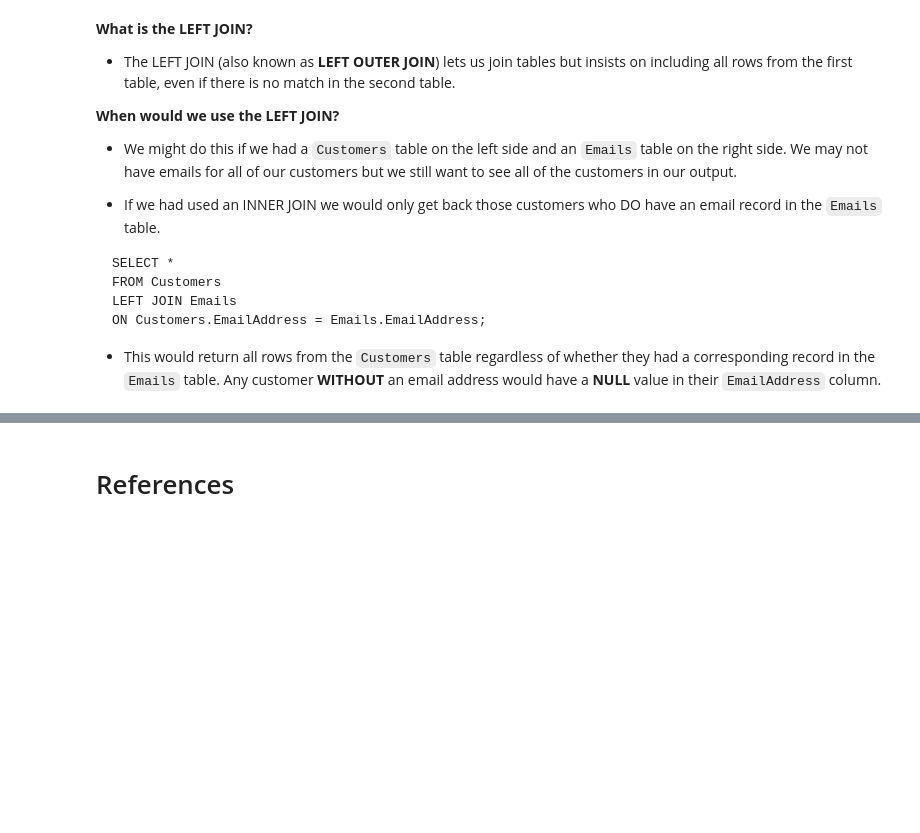
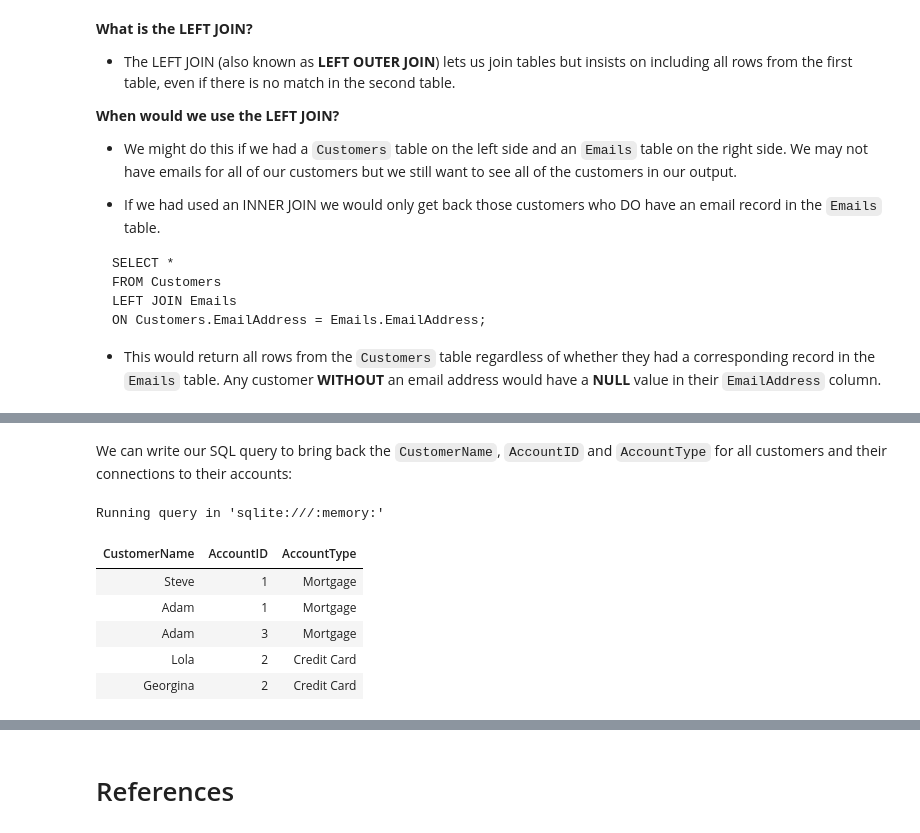
Before and after one commit to ancilcleetus/My-Learning-Journey-in-AI, a Jupyter notebook: Tools/SQL_Crash_Course.ipynb, the cells around one changed output, grey strips where cells are left out. Cells and saved outputs as stored; diff of their text form; code cells hidden in the pictures; blank space fills up the shorter version.

Commit message:
Added 'Joining tables using Multiple Joins' in SQL_Crash_Course.ipynb

```diff
--- a/Tools/SQL_Crash_Course.ipynb
+++ b/Tools/SQL_Crash_Course.ipynb
@@ -898,0 +957,19 @@ ON Customers.EmailAddress = Emails.EmailAddress;
+# %% [markdown]
+We can write our SQL query to bring back the `CustomerName`, `AccountID` and `AccountType` for all customers and their connections to their accounts:
+# %%
+%%sql
+
+SELECT Customers.CustomerName, Accounts.AccountID, Accounts.AccountType
+FROM Customers
+INNER JOIN CustAccConn
+ON Customers.CustomerID = CustAccConn.CustomerID
+INNER JOIN Accounts
+ON CustAccConn.AccountID = Accounts.AccountID;
+# %% [output]
+Running query in 'sqlite:///:memory:'
+| CustomerName | AccountID | AccountType |
+| Steve | 1 | Mortgage |
+| Adam | 1 | Mortgage |
+| Adam | 3 | Mortgage |
+| Lola | 2 | Credit Card |
+| Georgina | 2 | Credit Card |
```
Also changed, not shown: parts of 5 cells of this notebook.
